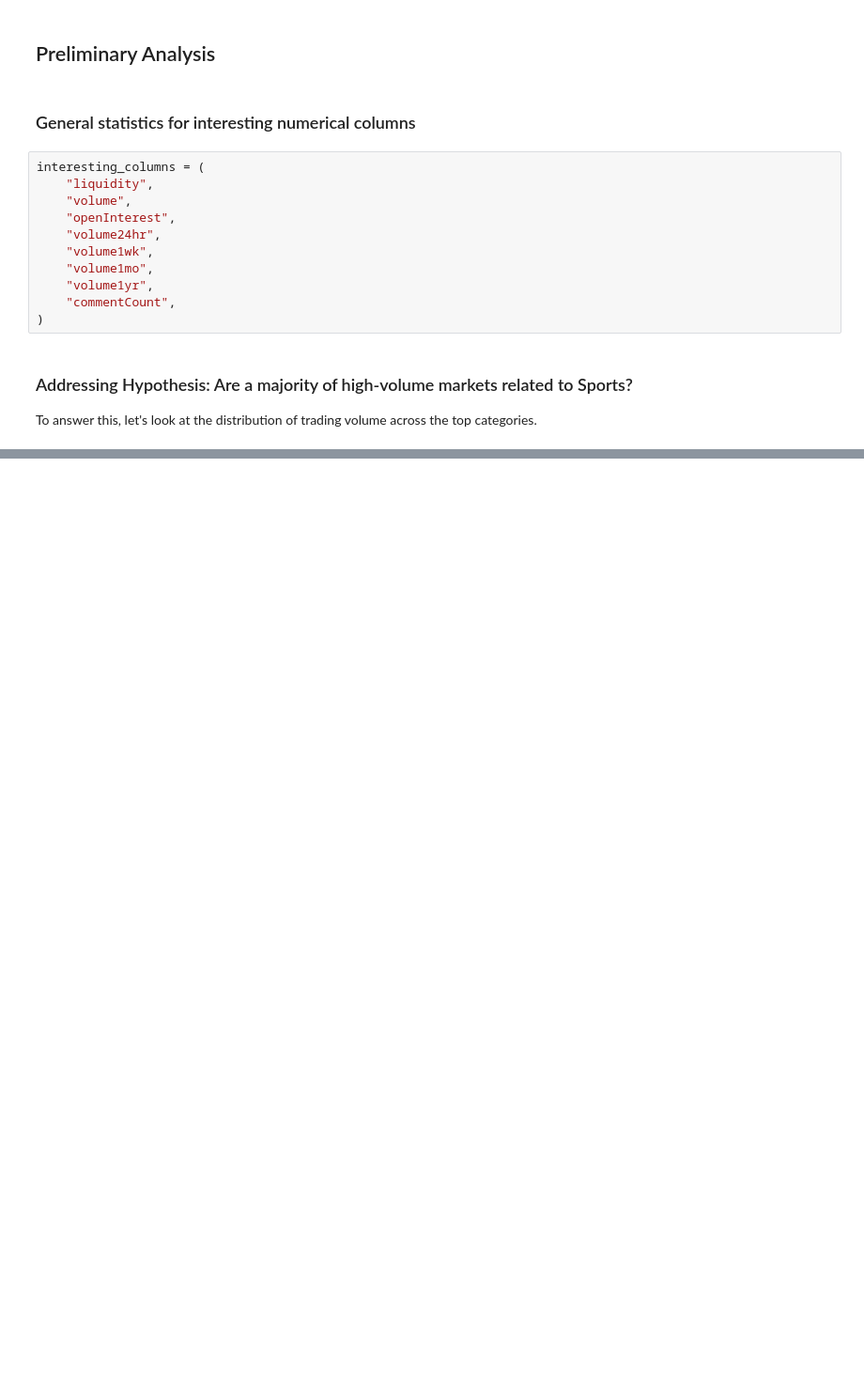
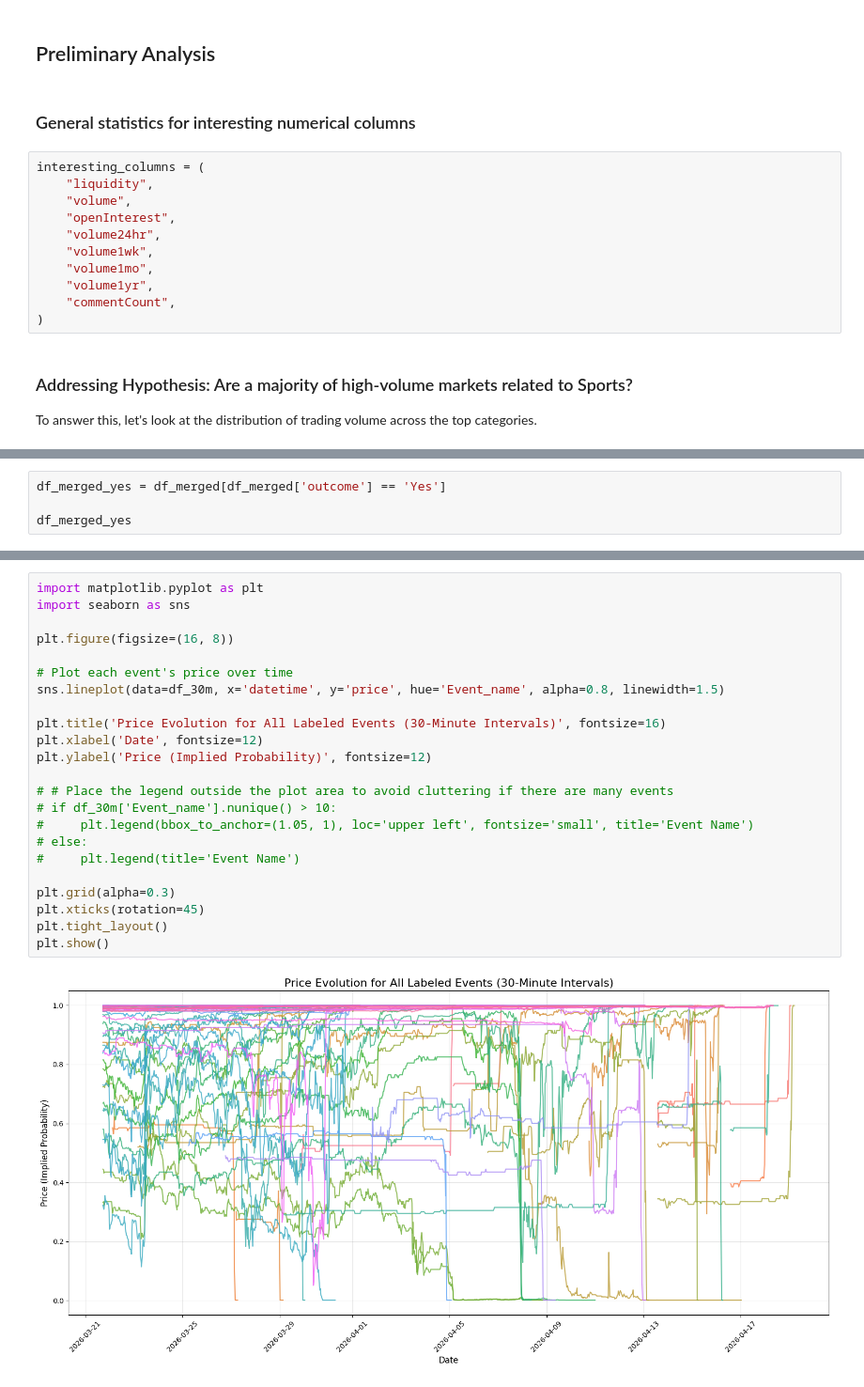
Before and after one commit to moizali01/prediction-markets-wisdom-of-crowds, a Jupyter notebook: eda-notebook/PolymarketEDA.ipynb, the cells around one changed output, grey strips where cells are left out. Shown at 94% size. Cells and saved outputs as stored; diff of their text form; blank space fills up the shorter version.

```diff
--- a/eda-notebook/PolymarketEDA.ipynb
+++ b/eda-notebook/PolymarketEDA.ipynb
@@ -188,0 +653,4 @@ Name: volume, dtype: object
+# %%
+df_merged_yes = df_merged[df_merged['outcome'] == 'Yes']
+
+df_merged_yes
@@ -188,0 +764,25 @@ Name: volume, dtype: object
+# %%
+import matplotlib.pyplot as plt
+import seaborn as sns
+
+plt.figure(figsize=(16, 8))
+
+# Plot each event's price over time
+sns.lineplot(data=df_30m, x='datetime', y='price', hue='Event_name', alpha=0.8, linewidth=1.5)
+
+plt.title('Price Evolution for All Labeled Events (30-Minute Intervals)', fontsize=16)
+plt.xlabel('Date', fontsize=12)
+plt.ylabel('Price (Implied Probability)', fontsize=12)
+
+# # Place the legend outside the plot area to avoid cluttering if there are many events
+# if df_30m['Event_name'].nunique() > 10:
+#     plt.legend(bbox_to_anchor=(1.05, 1), loc='upper left', fontsize='small', title='Event Name')
+# else:
+#     plt.legend(title='Event Name')
+
+plt.grid(alpha=0.3)
+plt.xticks(rotation=45)
+plt.tight_layout()
+plt.show()
+# %% [output]
+[figure, added]
```
Also changed, not shown: parts of 23 cells of this notebook, 4 other files.
